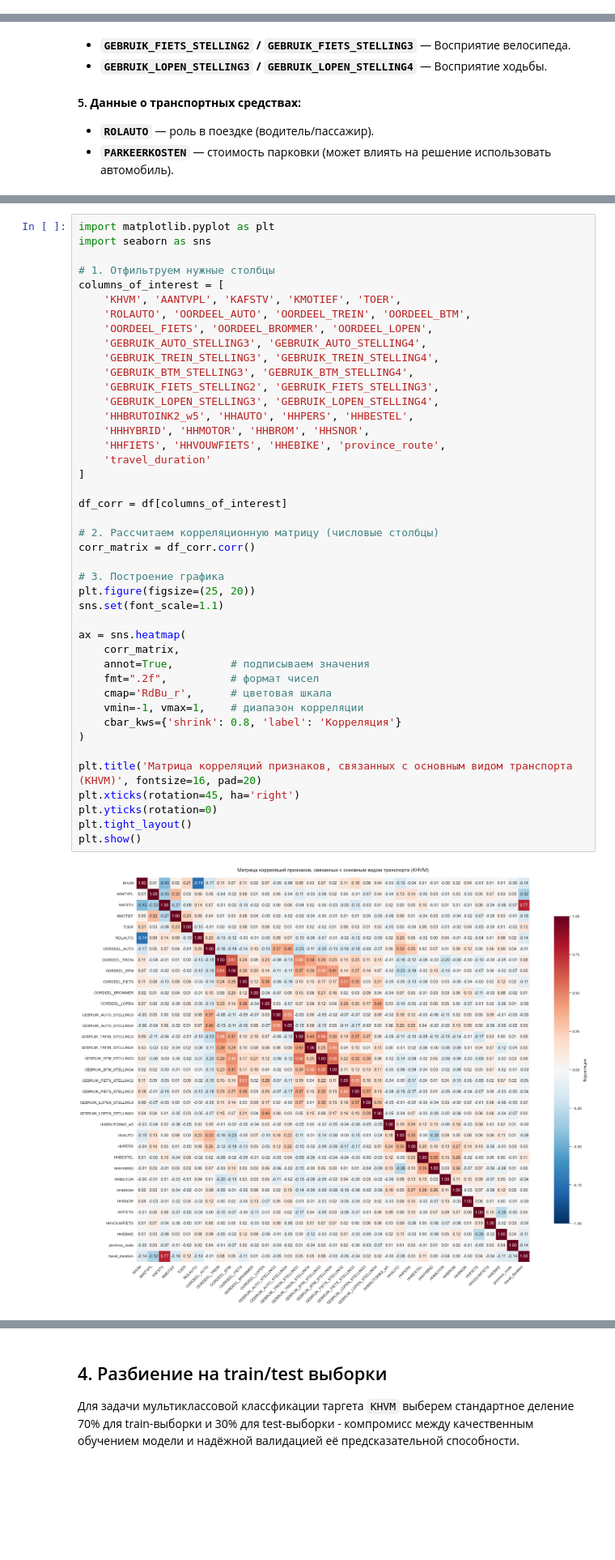
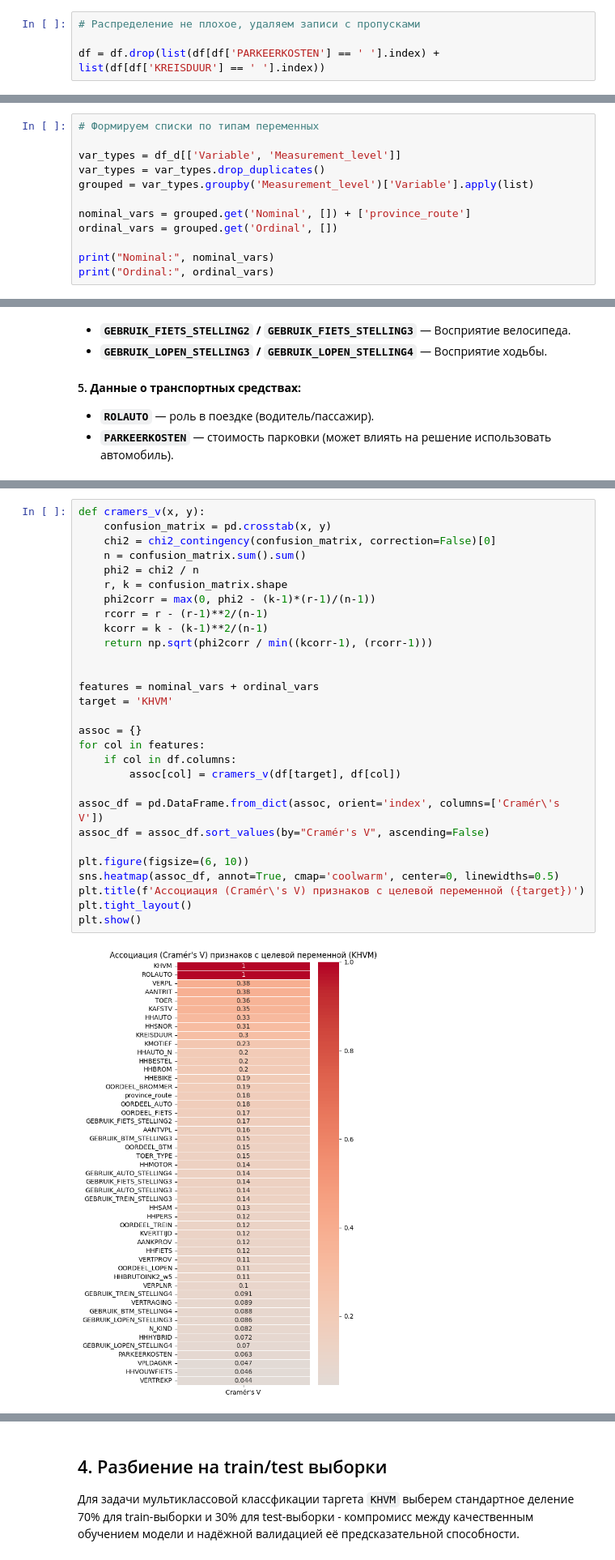
Before and after one commit to sneJ1k/ML_course_work, a Jupyter notebook: CW_Notebook.ipynb, the cells around one changed output, grey strips where cells are left out. Shown: that part at 81% size. Drawn from its saved outputs; the diff is of its cells as text; blank space fills up the shorter version.

```diff
--- a/CW_Notebook.ipynb
+++ b/CW_Notebook.ipynb
@@ -85,3 +114,7 @@ for col in cols_to_fill:
+# %%
+# Распределение не плохое, удаляем записи с пропусками
+
+df = df.drop(list(df[df['PARKEERKOSTEN'] == ' '].index) + list(df[df['KREISDUUR'] == ' '].index))
 # %% [markdown]
 ### 2. Удаление дубликатов
 # %%
@@ -210,0 +239,12 @@ plt.show()
+# %%
+# Формируем списки по типам переменных
+
+var_types = df_d[['Variable', 'Measurement_level']]
+var_types = var_types.drop_duplicates()
+grouped = var_types.groupby('Measurement_level')['Variable'].apply(list)
+
+nominal_vars = grouped.get('Nominal', []) + ['province_route']
+ordinal_vars = grouped.get('Ordinal', [])
+
+print("Nominal:", nominal_vars)
+print("Ordinal:", ordinal_vars)
@@ -309,47 +334,33 @@ None
 # %%
-import matplotlib.pyplot as plt
-import seaborn as sns
+def cramers_v(x, y):
+    confusion_matrix = pd.crosstab(x, y)
+    chi2 = chi2_contingency(confusion_matrix, correction=False)[0]
+    n = confusion_matrix.sum().sum()
+    phi2 = chi2 / n
+    r, k = confusion_matrix.shape
+    phi2corr = max(0, phi2 - (k-1)*(r-1)/(n-1))
+    rcorr = r - (r-1)**2/(n-1)
+    kcorr = k - (k-1)**2/(n-1)
+    return np.sqrt(phi2corr / min((kcorr-1), (rcorr-1)))
 
-# 1. Отфильтруем нужные столбцы
-columns_of_interest = [
-    'KHVM', 'AANTVPL', 'KAFSTV', 'KMOTIEF', 'TOER',
-    'ROLAUTO', 'OORDEEL_AUTO', 'OORDEEL_TREIN', 'OORDEEL_BTM',
-    'OORDEEL_FIETS', 'OORDEEL_BROMMER', 'OORDEEL_LOPEN',
-    'GEBRUIK_AUTO_STELLING3', 'GEBRUIK_AUTO_STELLING4',
-    'GEBRUIK_TREIN_STELLING3', 'GEBRUIK_TREIN_STELLING4',
-    'GEBRUIK_BTM_STELLING3', 'GEBRUIK_BTM_STELLING4',
-    'GEBRUIK_FIETS_STELLING2', 'GEBRUIK_FIETS_STELLING3',
-    'GEBRUIK_LOPEN_STELLING3', 'GEBRUIK_LOPEN_STELLING4',
-    'HHBRUTOINK2_w5', 'HHAUTO', 'HHPERS', 'HHBESTEL',
-    'HHHYBRID', 'HHMOTOR', 'HHBROM', 'HHSNOR',
-    'HHFIETS', 'HHVOUWFIETS', 'HHEBIKE', 'province_route',
-    'travel_duration'
-]
 
-df_corr = df[columns_of_interest]
+features = nominal_vars + ordinal_vars
+target = 'KHVM'
 
-# 2. Рассчитаем корреляционную матрицу (числовые столбцы)
-corr_matrix = df_corr.corr()
+assoc = {}
+for col in features:
+    if col in df.columns:
+        assoc[col] = cramers_v(df[target], df[col])
 
-# 3. Построение графика
-plt.figure(figsize=(25, 20))
-sns.set(font_scale=1.1)
+assoc_df = pd.DataFrame.from_dict(assoc, orient='index', columns=['Cramér\'s V'])
+assoc_df = assoc_df.sort_values(by="Cramér's V", ascending=False)
 
-ax = sns.heatmap(
-    corr_matrix,
-    annot=True,         # подписываем значения
-    fmt=".2f",          # формат чисел
-    cmap='RdBu_r',      # цветовая шкала
-    vmin=-1, vmax=1,    # диапазон корреляции
-    cbar_kws={'shrink': 0.8, 'label': 'Корреляция'}
-)
-
-plt.title('Матрица корреляций признаков, связанных с основным видом транспорта (KHVM)', fontsize=16, pad=20)
-plt.xticks(rotation=45, ha='right')
-plt.yticks(rotation=0)
+plt.figure(figsize=(6, 10))
+sns.heatmap(assoc_df, annot=True, cmap='coolwarm', center=0, linewidths=0.5)
+plt.title(f'Ассоциация (Cramér\'s V) признаков с целевой переменной ({target})')
 plt.tight_layout()
 plt.show()
 # %% [output]
-[figure, old version]
+[figure, new version]
 # %% [markdown]
 #### Выводы:
```
Also changed, not shown: parts of 29 cells of this notebook, 3 other files.
